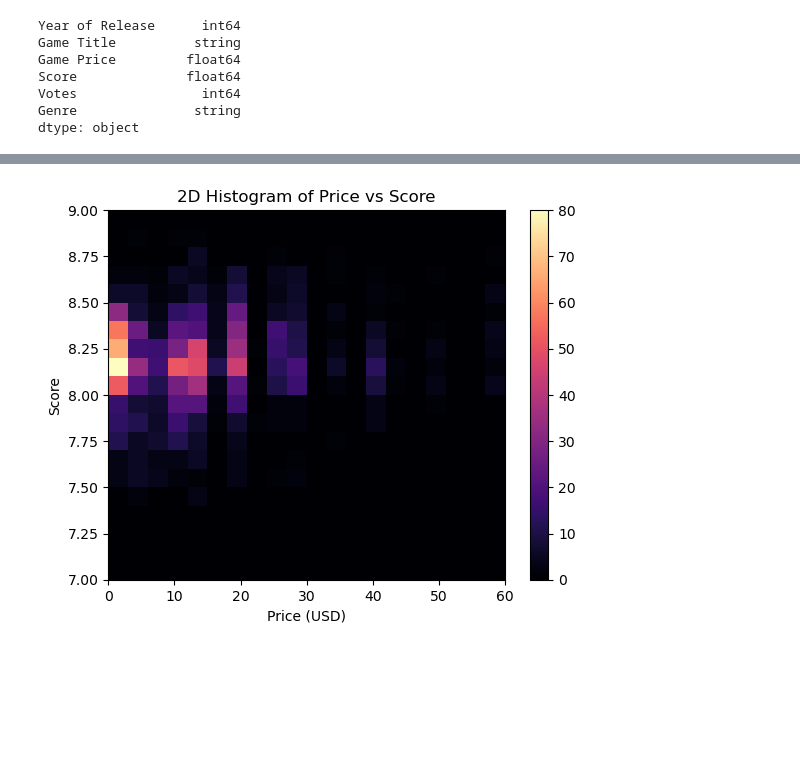
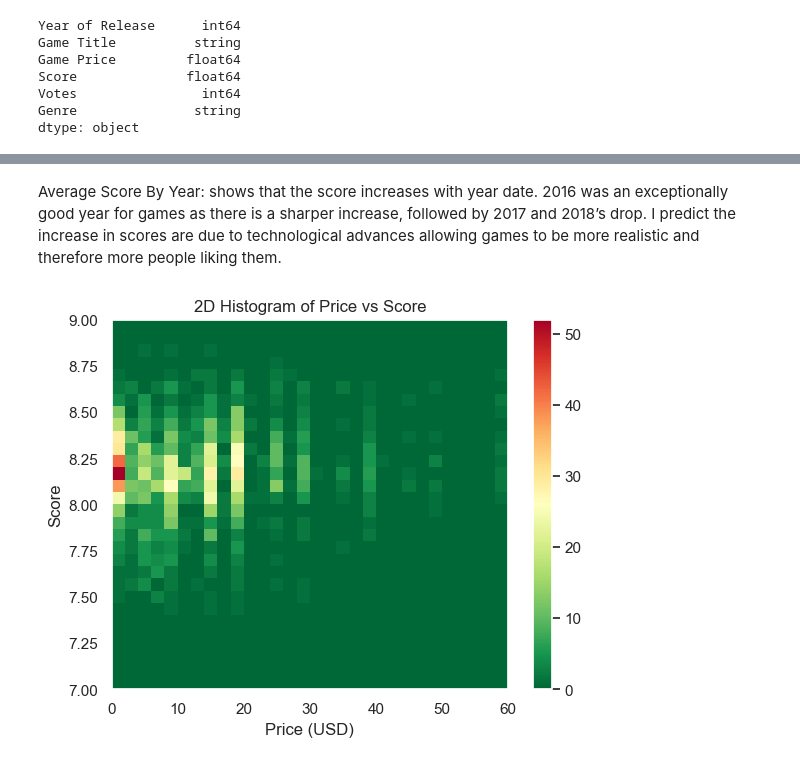
Before and after one commit to MitchellWorthington/4185_Final_Project, a Jupyter notebook: 4185_best_games.ipynb, the cells around one changed output, grey strips where cells are left out. Cells and saved outputs as stored; diff of their text form; code cells hidden in the pictures; blank space fills up the shorter version.

```diff
--- a/4185_best_games.ipynb
+++ b/4185_best_games.ipynb
@@ -239,15 +242,17 @@ plt.show()
+# %% [markdown]
+Average Score By Year: shows that the score increases with year date. 2016 was an exceptionally good year for games as there is a sharper increase, followed by 2017 and 2018’s drop. I predict the increase in scores are due to technological advances allowing games to be more realistic and therefore more people liking them.
 # %%
 # Create a scatter plot with a linear regression line
-plt.hist2d(df["Game Price"], df["Score"], bins=20, cmap="magma", range=[[0, 60], [7, 9]])
+plt.hist2d(df["Game Price"], df["Score"], bins=30, cmap="RdYlGn_r", range=[[0, 60], [7, 9]])
 
 # Set chart title and axis labels
 plt.title('2D Histogram of Price vs Score')
 plt.xlabel('Price (USD)')
 plt.ylabel('Score')
 
 plt.colorbar()
 
 # Show the chart
 plt.show()
 # %% [output]
-[figure, old version]
+[figure, new version]
```
Also changed, not shown: parts of 23 cells of this notebook, 1 other file.
